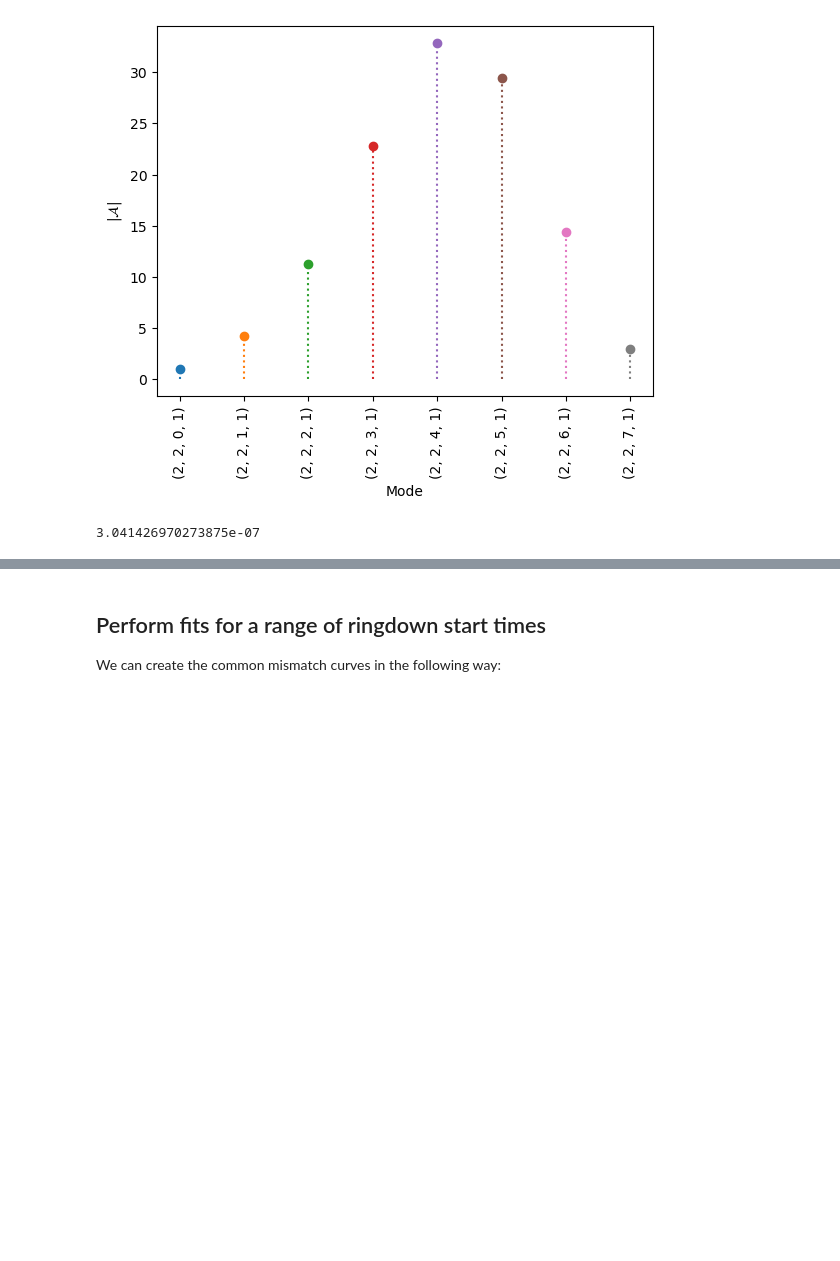
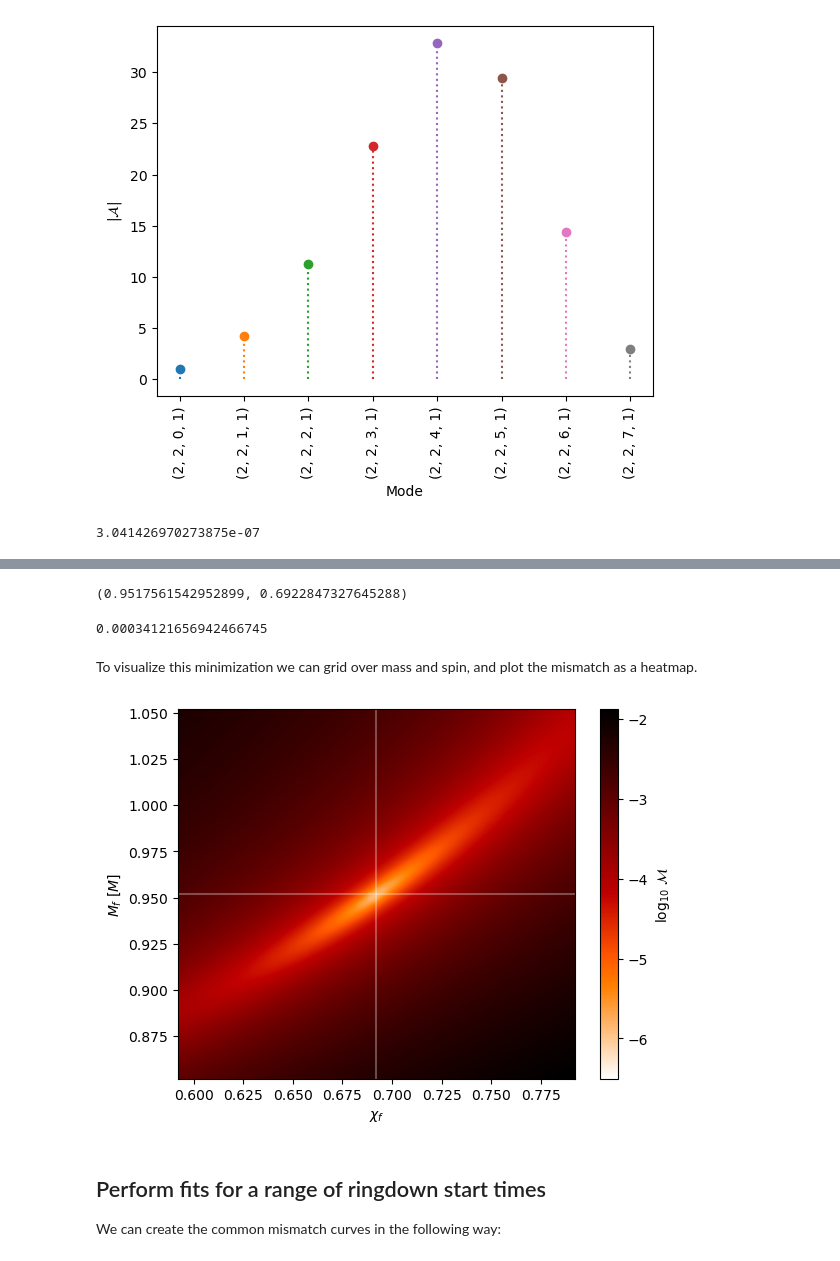
Before and after one commit to sxs-collaboration/qnmfits, a Jupyter notebook: examples/working_with_sxs.ipynb, the cells around one changed output, grey strips where cells are left out. Saved outputs shown, nothing was run; the diff lists cells and outputs as text; code cells hidden in the pictures; blank space fills up the shorter version.

```diff
--- a/examples/working_with_sxs.ipynb
+++ b/examples/working_with_sxs.ipynb
@@ -42,7 +40,7 @@ type(h)
 # %% [output]
 sxs.waveforms.waveform_modes.WaveformModes
 # %%
-h = utils.sxs_to_scri_WaveformModes(h)
+h = qnmfits.utils.sxs_to_scri_WaveformModes(h)
 type(h)
 # %% [output]
 scri.waveform_modes.WaveformModes
@@ -175,3 +177,80 @@ best_fit['mismatch']
+# %%
+best_fit = qnmfits.fit_mass_spin(
+    data=h,
+    qnms=qnms,
+    spherical_modes=spherical_modes,
+    t0=t0,
+)
+
+# The result is a dictionary as before, but now with keys for mass and spin
+best_fit['mass'], best_fit['spin']
+# %% [output]
+(0.9517561542952899, 0.6922847327645288)
+# %%
+# We can calculated a "distance" between the true mass and spin and the
+# best-fit values, as in https://arxiv.org/abs/1903.08284
+np.sqrt((chif_mag - best_fit['spin'])**2 + (Mf - best_fit['mass'])**2)
+# %% [output]
+0.00034121656942466745
+# %% [markdown]
+To visualize this minimization we can grid over mass and spin, and plot the mismatch as a heatmap.
+# %%
+from tqdm import tqdm
+
+Mf_minmax = [Mf-0.1, Mf+0.1]
+chif_minmax = [chif_mag-0.1, chif_mag+0.1]
+res = 50
+
+# Create the mass and spin arrays
+Mf_array = np.linspace(Mf_minmax[0], Mf_minmax[1], res)
+chif_array = np.linspace(chif_minmax[0], chif_minmax[1], res)
+
+# List to store the mismatch from each choice of M and chi
+mm_list = []
+
+# Cycle through each combination of mass and spin, calculating the
+# mismatch for each. Use a single loop for the progress bar.
+for i in tqdm(range(len(Mf_array)*len(chif_array))):
+
+    Mf_i = Mf_array[int(i/len(Mf_array))]
+    chif_i = chif_array[i%len(chif_array)]
+
+    best_fit = qnmfits.fit(
+        data=h,
+        chif=chif_i,
+        Mf=Mf_i,
+        qnms=qnms,
+        spherical_modes=spherical_modes,
+        t0=t0
+    )
+    mm_list.append(best_fit['mismatch'])
+
+# Convert the list of mismatches to a grid
+mm_grid = np.reshape(np.array(mm_list), (len(Mf_array), len(chif_array)))
+
+fig, ax = plt.subplots()
+
+# Plot heatmap
+im = ax.imshow(
+    np.log10(mm_grid),
+    extent=[*chif_minmax, *Mf_minmax],
+    aspect='auto',
+    origin='lower',
+    interpolation='bicubic',
+    cmap='gist_heat_r')
+
+# Indicate true values
+ax.axhline(Mf, color='w', alpha=0.3)
+ax.axvline(chif_mag, color='w', alpha=0.3)
+
+# Color bar
+cbar = fig.colorbar(im, ax=ax)
+cbar.ax.set_ylabel('$\mathrm{log}_{10}\ \mathcal{M}$')
+
+ax.set_xlabel('$\chi_f$')
+ax.set_ylabel('$M_f\ [M]$');
+# %% [output]
+[figure, added]
 # %% [markdown]
 ## Perform fits for a range of ringdown start times
 
```
Also changed, not shown: parts of 3 cells of this notebook.
